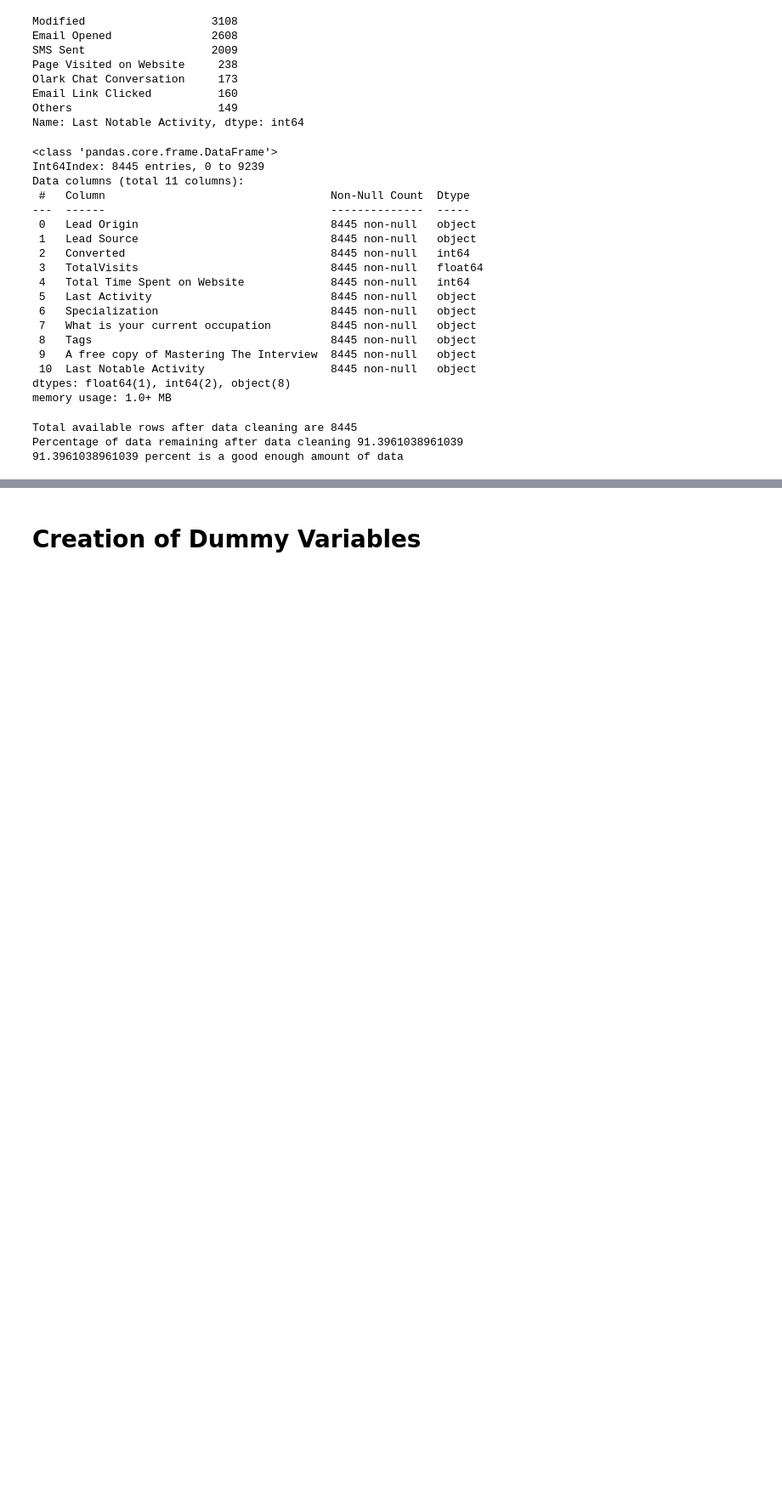
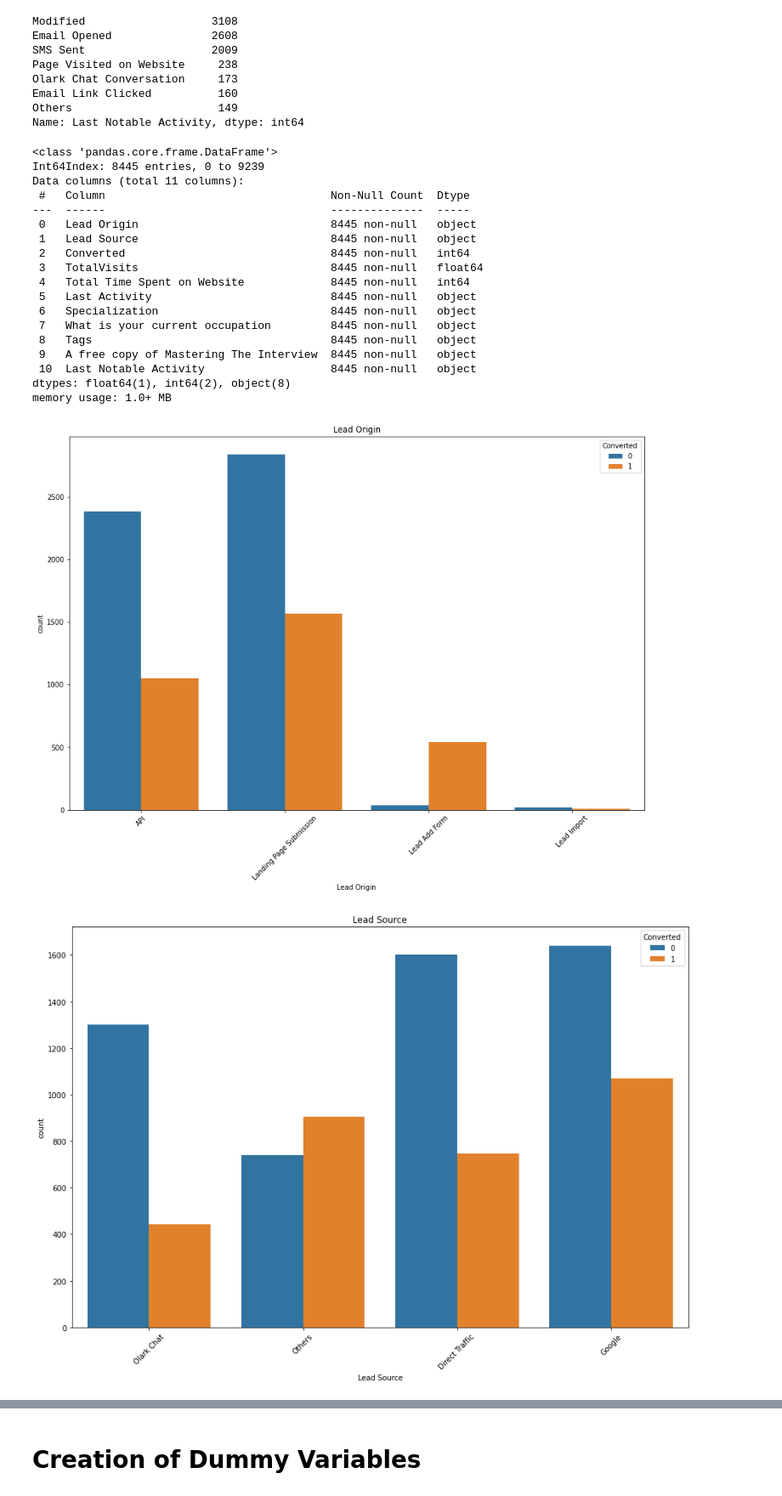
Before and after one commit to Abhinay92c/Lead_scoring_case_study, a Jupyter notebook: Lead_scoring_assignment2.ipynb, the cells around one changed output, grey strips where cells are left out. Shown at 85% size. Saved outputs shown, nothing was run; the diff lists cells and outputs as text; code cells hidden in the pictures; blank space fills up the shorter version.

```diff
--- a/Lead_scoring_assignment2.ipynb
+++ b/Lead_scoring_assignment2.ipynb
@@ -780,11 +778,9 @@ memory usage: 1.0+ MB
 # %%
 # Tags are given by the executive who called a lead. It can be dropped to avoid including any preconcieved bias into the model
 df.drop('Tags',axis=1,inplace=True)
-# %%
-print('Total available rows after data cleaning are {0}'.format(df.shape[0]))
-print('Percentage of data remaining after data cleaning {0}'.format(df.shape[0]/9240*100))
-print('{0} percent is a good enough amount of data'.format(df.shape[0]/9240*100))
-# %% [output]
-Total available rows after data cleaning are 8445
-Percentage of data remaining after data cleaning 91.3961038961039
-91.3961038961039 percent is a good enough amount of data
+# %%
+for i in df.select_dtypes(include='O').columns:
+    Uni_cat(df,i)
+# %% [output]
+[figure, added]
+[figure, added]
```
Also changed, not shown: parts of 21 cells of this notebook.
